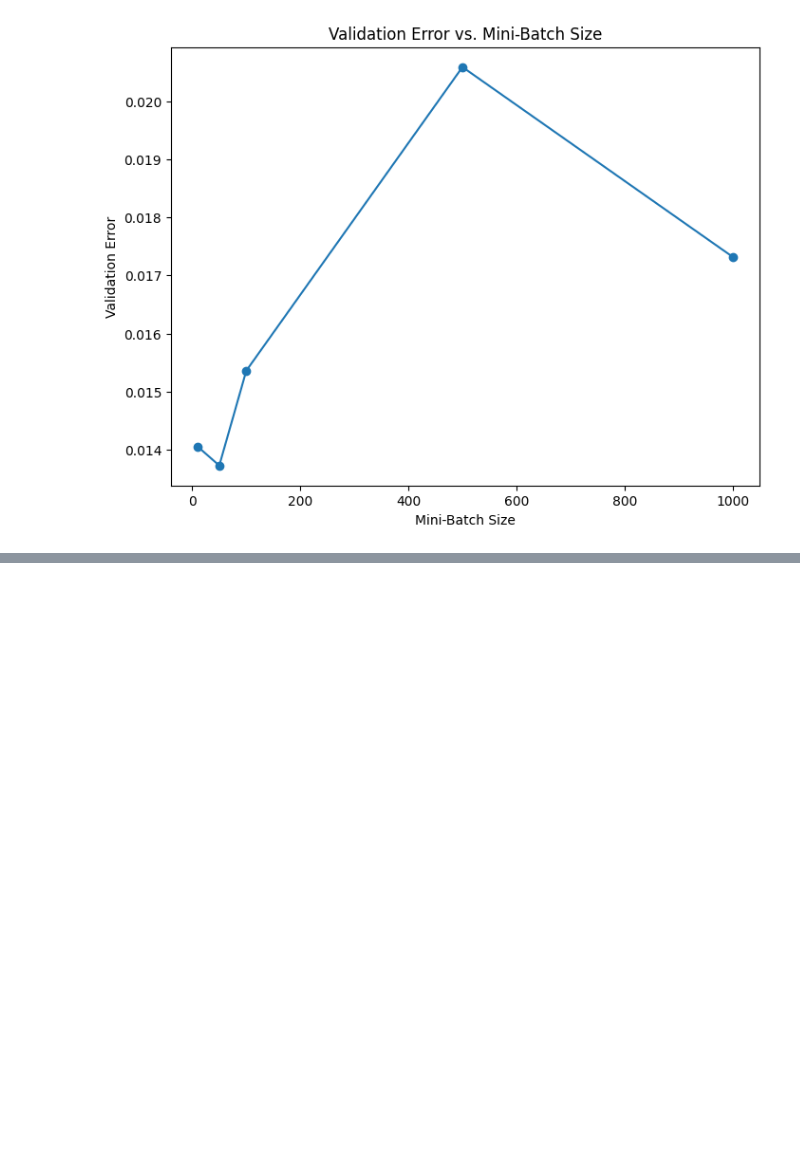
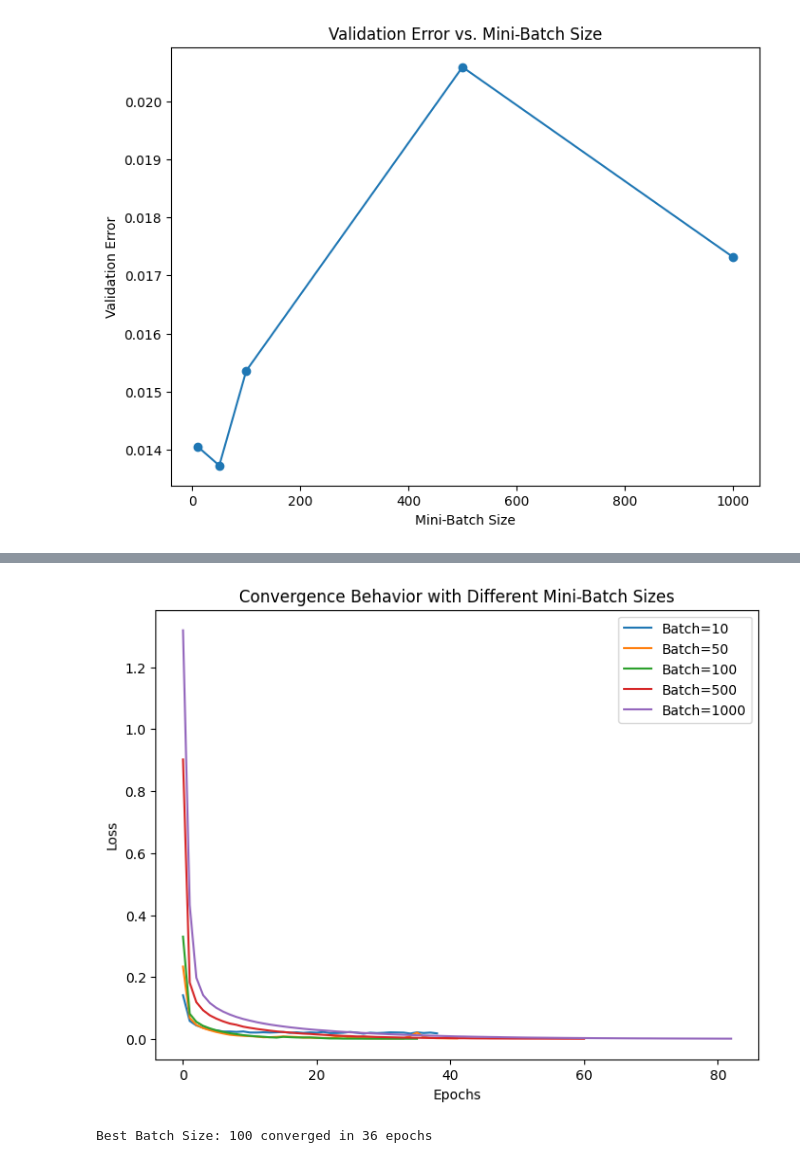
Before and after one commit to krish401/Machine-Learning-CP322, a Jupyter notebook: Assignments/Assignment_3/ANN_Digit_Classifier.ipynb, the cells around one changed output, grey strips where cells are left out. Drawn from its saved outputs; the diff is of its cells as text; code cells hidden in the pictures; blank space fills up the shorter version.

```diff
--- a/Assignments/Assignment_3/ANN_Digit_Classifier.ipynb
+++ b/Assignments/Assignment_3/ANN_Digit_Classifier.ipynb
@@ -179,0 +204,24 @@ The best Batch size is: 0.01, with errror of: 0.013725490196078383
+# %%
+# Testing Different Mini-Batch Sizes (Tracking Convergence)
+
+best_bs = None
+min_bs_epochs = float('inf')
+plt.figure(figsize=(8, 6))
+for bs in batch_sizes:
+    mlp = MLPClassifier(hidden_layer_sizes=(16, 32), alpha=0.001, batch_size=bs, max_iter=1000, random_state=42)
+    mlp.fit(X_train, y_train)
+    if mlp.n_iter_ < min_bs_epochs:
+        min_bs_epochs = mlp.n_iter_
+        best_bs = bs
+    plt.plot(mlp.loss_curve_, label=f"Batch={bs}")
+plt.xlabel("Epochs")
+plt.ylabel("Loss")
+plt.legend()
+plt.title("Convergence Behavior with Different Mini-Batch Sizes")
+plt.show()
+# %% [output]
+[figure, added]
+# %%
+print(f"Best Batch Size: {best_bs} converged in {min_bs_epochs} epochs")
+# %% [output]
+Best Batch Size: 100 converged in 36 epochs
```
Also changed, not shown: parts of 3 cells of this notebook.
